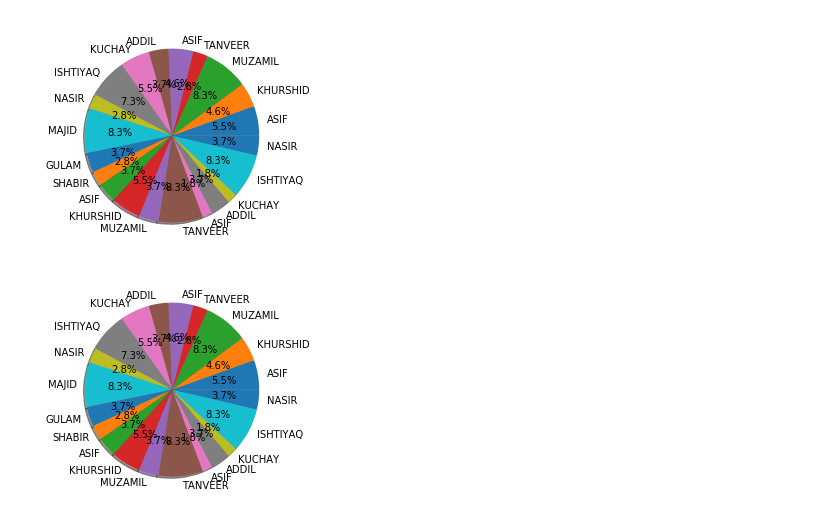
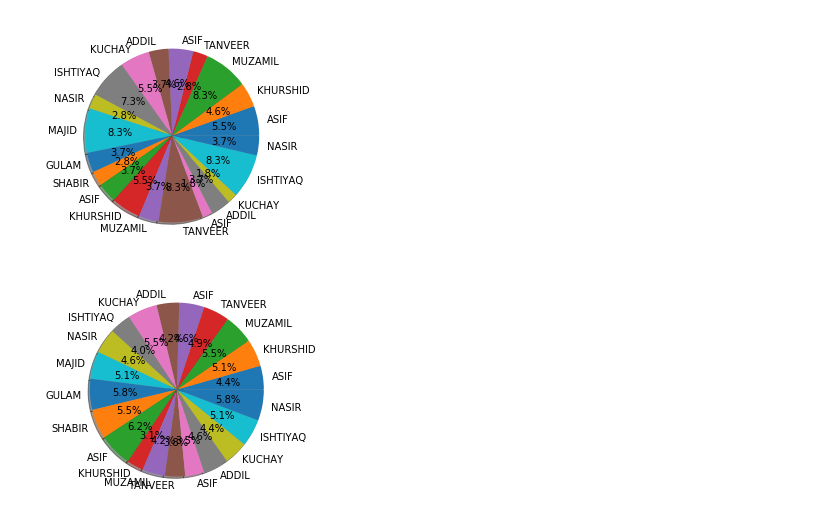
Before and after one commit to 16tec2cs017/Tr_programs, a Jupyter notebook: data_visualization_1.ipynb, the cells around one changed output. Drawn from its saved outputs; the diff is of its cells as text; code cells hidden in the pictures.

```diff
--- a/data_visualization_1.ipynb
+++ b/data_visualization_1.ipynb
@@ -35,7 +35,7 @@ plt.show()
 # %% [output]
 [figure]
 # %%
-plt.pie(df.Study_Hours, labels=df.Student_name,shadow=True, autopct='%1.1f%%')
+plt.pie(df.Age, labels=df.Student_name,shadow=True, autopct='%1.1f%%')
 plt.show()
 # %% [output]
-[figure, old version]
+[figure, new version]
```
